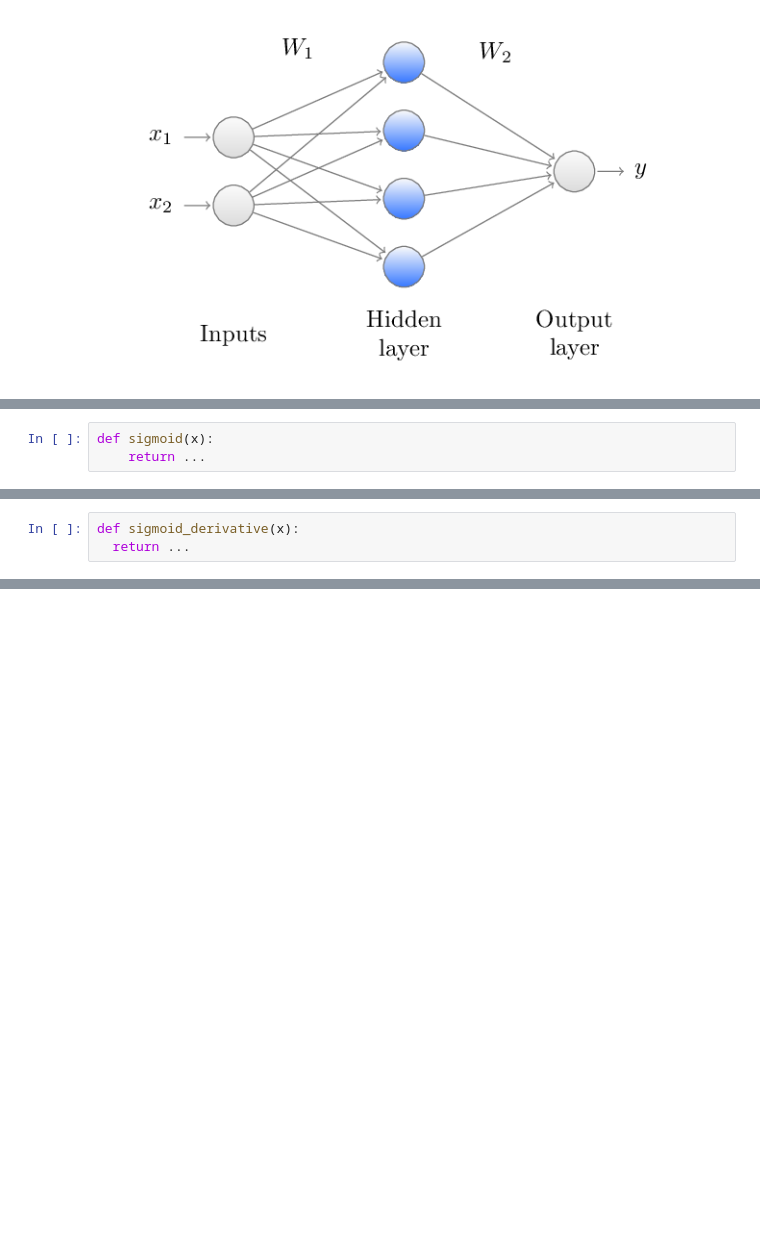
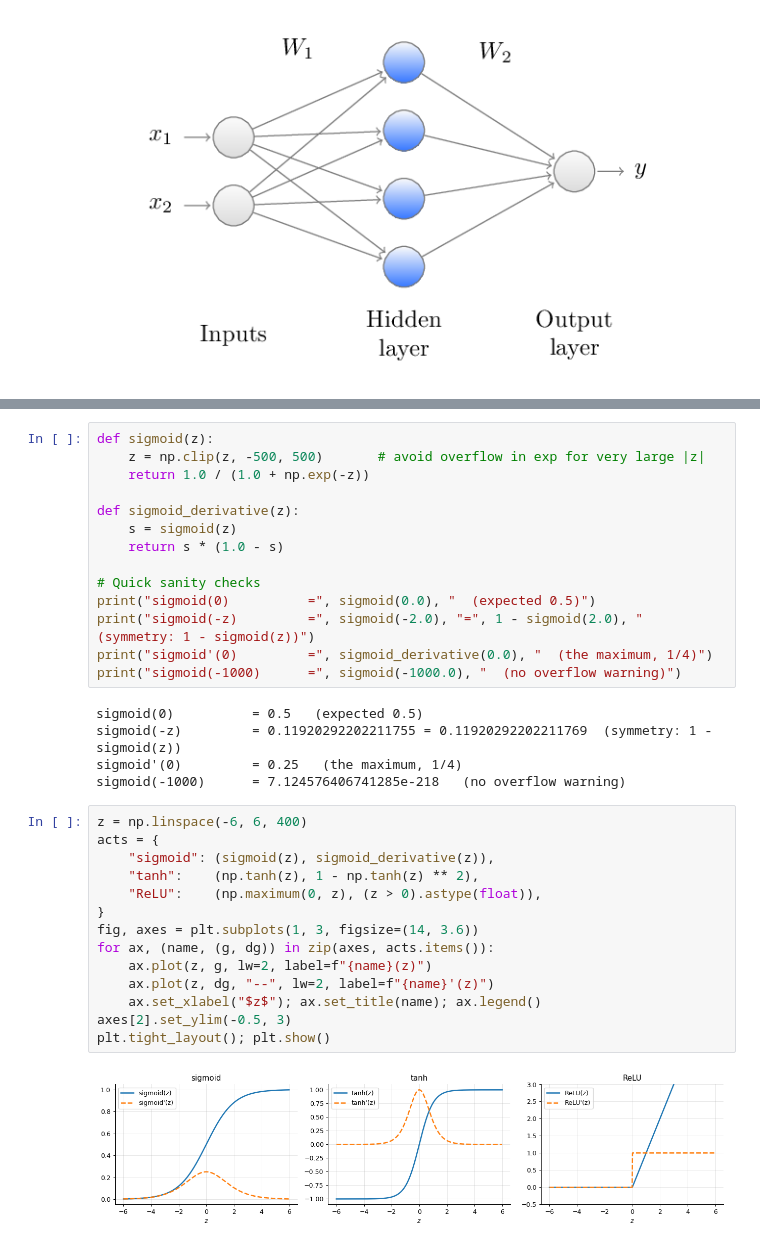
Before and after one commit to imagra93/ML-course-labs, a Jupyter notebook: deep_learning/MLP_Numpy.ipynb, the cells around one changed output, grey strips where cells are left out. Saved outputs shown, nothing was run; the diff lists cells and outputs as text; blank space fills up the shorter version.

```diff
--- a/deep_learning/MLP_Numpy.ipynb
+++ b/deep_learning/MLP_Numpy.ipynb
@@ -253,3 +164,0 @@ The derivative has a convenient self-referential form — useful because $\sigma
-# %%
-def sigmoid(x):
-    return ...
@@ -277,3 +164,0 @@ The derivative $\sigma'(z) = \sigma(z)(1-\sigma(z))$ is maximised at $z=0$ (valu
-# %%
-def sigmoid_derivative(x):
-  return ...
@@ -619,0 +224,35 @@ The gradient flowing back through $L$ sigmoid layers is multiplied by $\sigma'(z
+# %%
+def sigmoid(z):
+    z = np.clip(z, -500, 500)       # avoid overflow in exp for very large |z|
+    return 1.0 / (1.0 + np.exp(-z))
+
+def sigmoid_derivative(z):
+    s = sigmoid(z)
+    return s * (1.0 - s)
+
+# Quick sanity checks
+print("sigmoid(0)          =", sigmoid(0.0), "  (expected 0.5)")
+print("sigmoid(-z)         =", sigmoid(-2.0), "=", 1 - sigmoid(2.0), " (symmetry: 1 - sigmoid(z))")
+print("sigmoid'(0)         =", sigmoid_derivative(0.0), "  (the maximum, 1/4)")
+print("sigmoid(-1000)      =", sigmoid(-1000.0), "  (no overflow warning)")
+# %% [output]
+sigmoid(0)          = 0.5   (expected 0.5)
+sigmoid(-z)         = 0.11920292202211755 = 0.11920292202211769  (symmetry: 1 - sigmoid(z))
+sigmoid'(0)         = 0.25   (the maximum, 1/4)
+sigmoid(-1000)      = 7.124576406741285e-218   (no overflow warning)
+# %%
+z = np.linspace(-6, 6, 400)
+acts = {
+    "sigmoid": (sigmoid(z), sigmoid_derivative(z)),
+    "tanh":    (np.tanh(z), 1 - np.tanh(z) ** 2),
+    "ReLU":    (np.maximum(0, z), (z > 0).astype(float)),
+}
+fig, axes = plt.subplots(1, 3, figsize=(14, 3.6))
+for ax, (name, (g, dg)) in zip(axes, acts.items()):
+    ax.plot(z, g, lw=2, label=f"{name}(z)")
+    ax.plot(z, dg, "--", lw=2, label=f"{name}'(z)")
+    ax.set_xlabel("$z$"); ax.set_title(name); ax.legend()
+axes[2].set_ylim(-0.5, 3)
+plt.tight_layout(); plt.show()
+# %% [output]
+[figure, added]
```
Also changed, not shown: parts of 81 cells of this notebook, 52 other files.
